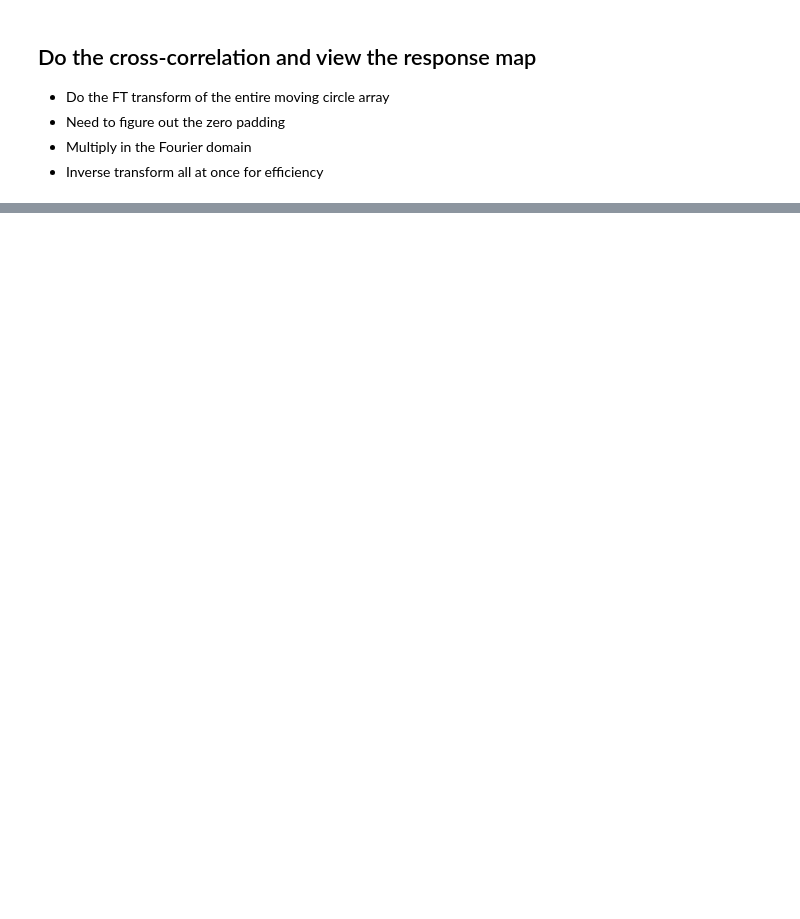
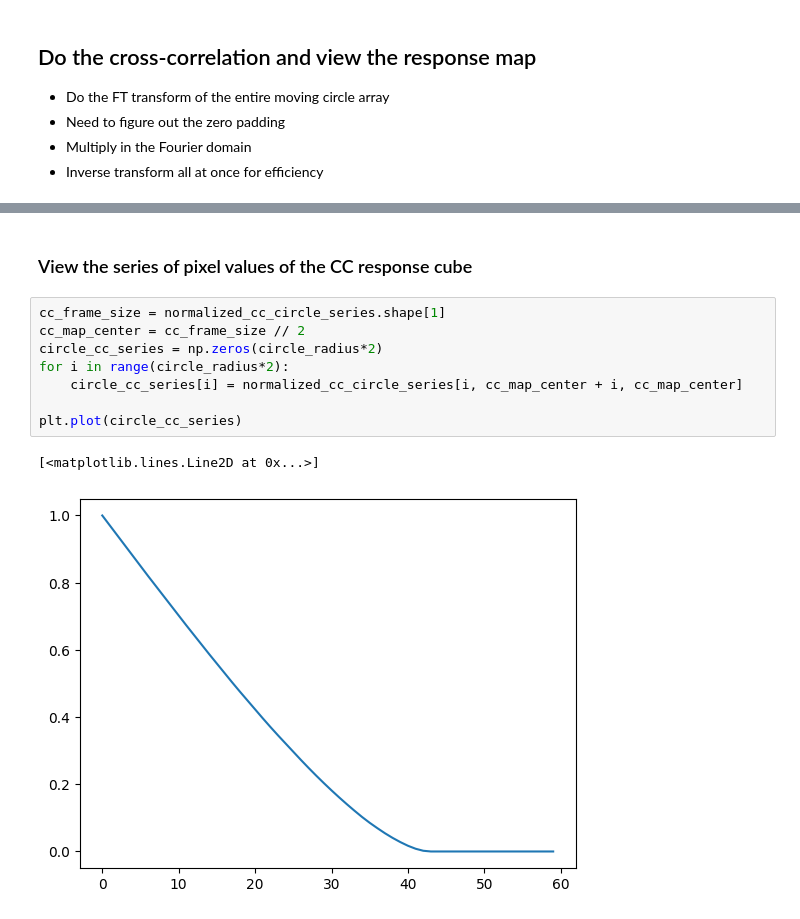
Before and after one commit to magao-x/MagAOX, a Jupyter notebook: apps/windsoccRT/windsocc/notebooks/xcorr_testing.ipynb, the cells around one changed output, grey strips where cells are left out. Saved outputs shown, nothing was run; the diff lists cells and outputs as text; blank space fills up the shorter version.

```diff
--- a/apps/windsoccRT/windsocc/notebooks/xcorr_testing.ipynb
+++ b/apps/windsoccRT/windsocc/notebooks/xcorr_testing.ipynb
@@ -61,0 +108,13 @@ norm=LogNorm(min))
+# %% [markdown]
+### View the series of pixel values of the CC response cube
+# %%
+cc_frame_size = normalized_cc_circle_series.shape[1]
+cc_map_center = cc_frame_size // 2
+circle_cc_series = np.zeros(circle_radius*2)
+for i in range(circle_radius*2):
+    circle_cc_series[i] = normalized_cc_circle_series[i, cc_map_center + i, cc_map_center]
+
+plt.plot(circle_cc_series)
+# %% [output]
+[<matplotlib.lines.Line2D at 0x...>]
+[figure, added]
```
Also changed, not shown: parts of 3 cells of this notebook, 4 other files.
